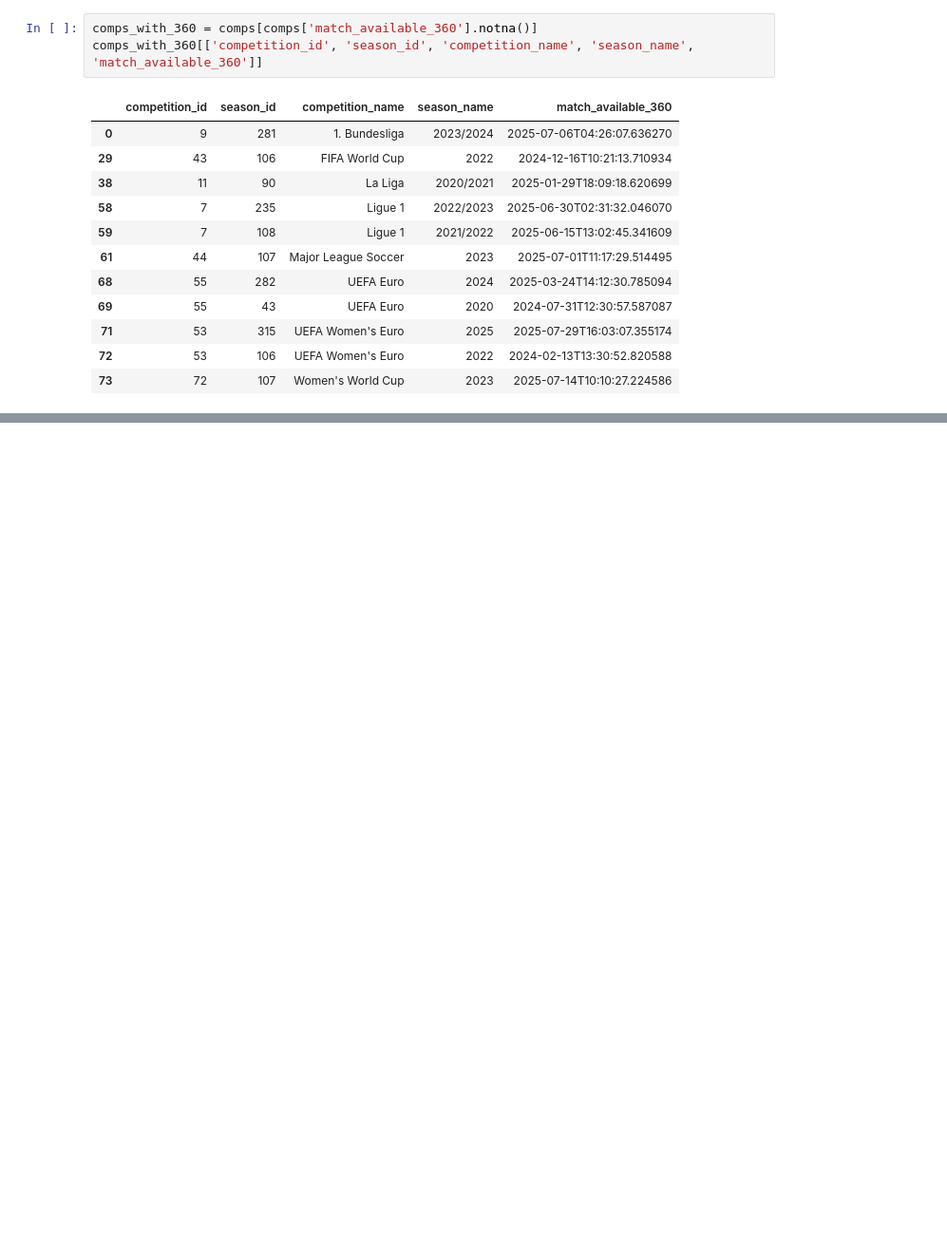
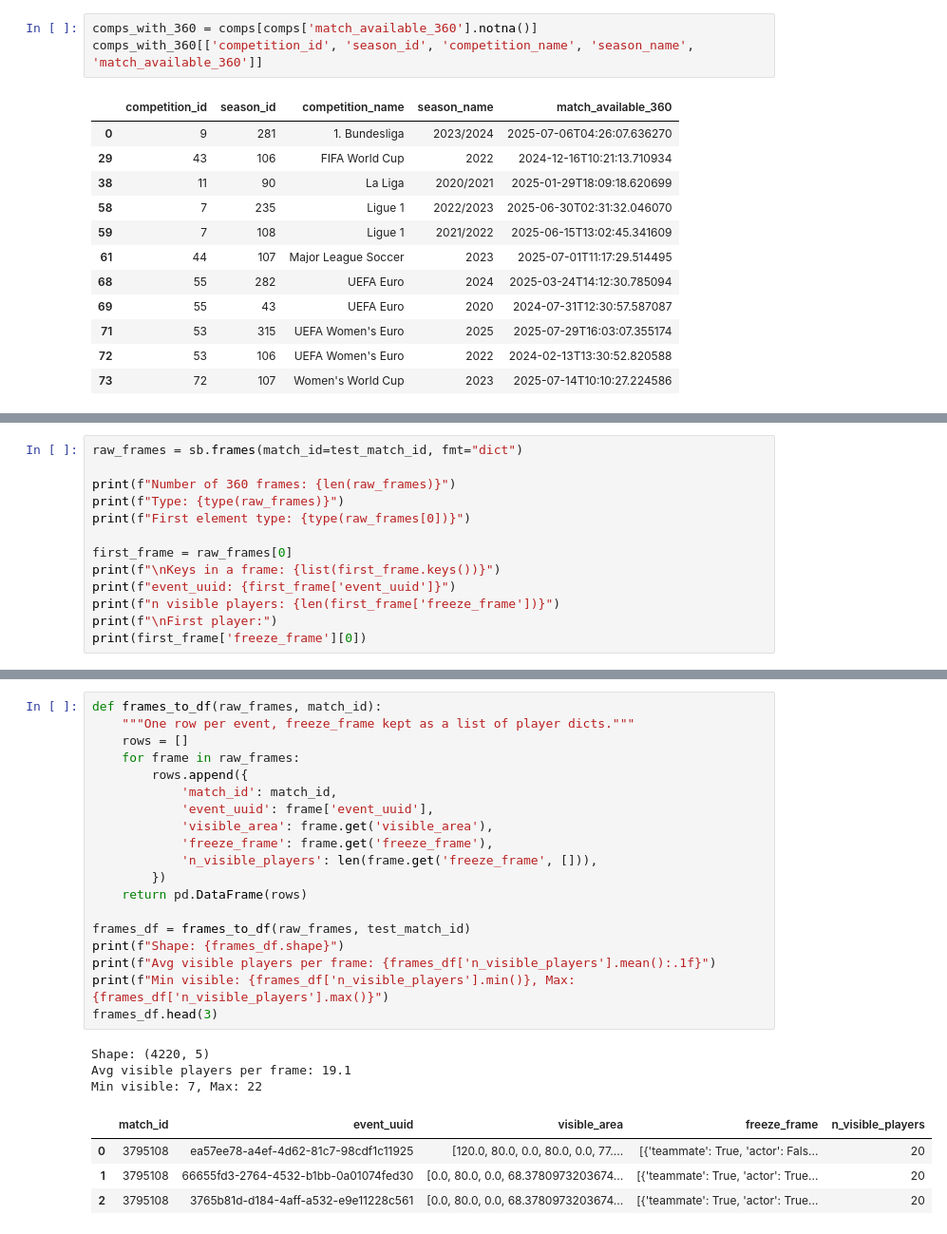
Before and after one commit to aayandeb/beyond-the-ball, a Jupyter notebook: notebooks/01_data_exploration.ipynb, the cells around one changed output, grey strips where cells are left out. Shown at 95% size. Drawn from its saved outputs; the diff is of its cells as text; blank space fills up the shorter version.

```diff
--- a/notebooks/01_data_exploration.ipynb
+++ b/notebooks/01_data_exploration.ipynb
@@ -66,0 +89,13 @@ frames.head(3)
+# %%
+raw_frames = sb.frames(match_id=test_match_id, fmt="dict")
+
+print(f"Number of 360 frames: {len(raw_frames)}")
+print(f"Type: {type(raw_frames)}")
+print(f"First element type: {type(raw_frames[0])}")
+
+first_frame = raw_frames[0]
+print(f"\nKeys in a frame: {list(first_frame.keys())}")
+print(f"event_uuid: {first_frame['event_uuid']}")
+print(f"n visible players: {len(first_frame['freeze_frame'])}")
+print(f"\nFirst player:")
+print(first_frame['freeze_frame'][0])
@@ -66,0 +175,27 @@ frames.head(3)
+# %%
+def frames_to_df(raw_frames, match_id):
+    """One row per event, freeze_frame kept as a list of player dicts."""
+    rows = []
+    for frame in raw_frames:
+        rows.append({
+            'match_id': match_id,
+            'event_uuid': frame['event_uuid'],
+            'visible_area': frame.get('visible_area'),
+            'freeze_frame': frame.get('freeze_frame'),
+            'n_visible_players': len(frame.get('freeze_frame', [])),
+        })
+    return pd.DataFrame(rows)
+
+frames_df = frames_to_df(raw_frames, test_match_id)
+print(f"Shape: {frames_df.shape}")
+print(f"Avg visible players per frame: {frames_df['n_visible_players'].mean():.1f}")
+print(f"Min visible: {frames_df['n_visible_players'].min()}, Max: {frames_df['n_visible_players'].max()}")
+frames_df.head(3)
+# %% [output]
+Shape: (4220, 5)
+Avg visible players per frame: 19.1
+Min visible: 7, Max: 22
+|  | match_id | event_uuid | visible_area | freeze_frame | n_visible_players |
+| 0 | 3795108 | ea57ee78-a4ef-4d62-81c7-98cdf1c11925 | [120.0, 80.0, 0.0, 80.0, 0.0, 77.... | [{'teammate': True, 'actor': Fals... | 20 |
+| 1 | 3795108 | 66655fd3-2764-4532-b1bb-0a01074fed30 | [0.0, 80.0, 0.0, 68.3780973203674... | [{'teammate': True, 'actor': True... | 20 |
+| 2 | 3795108 | 3765b81d-d184-4aff-a532-e9e11228c561 | [0.0, 80.0, 0.0, 68.3780973203674... | [{'teammate': True, 'actor': True... | 20 |
```
Also changed, not shown: parts of 11 cells of this notebook, 7 other files.
